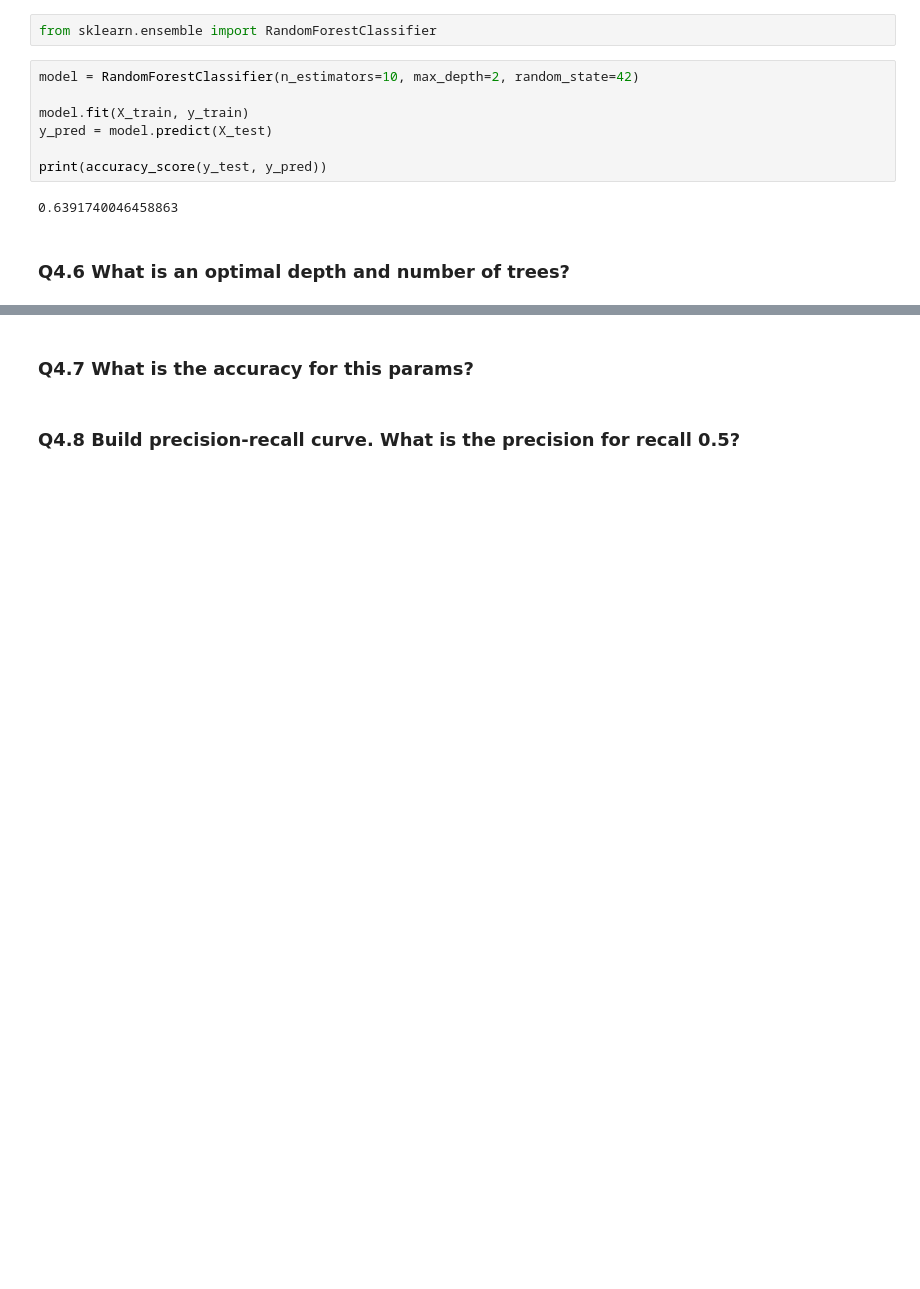
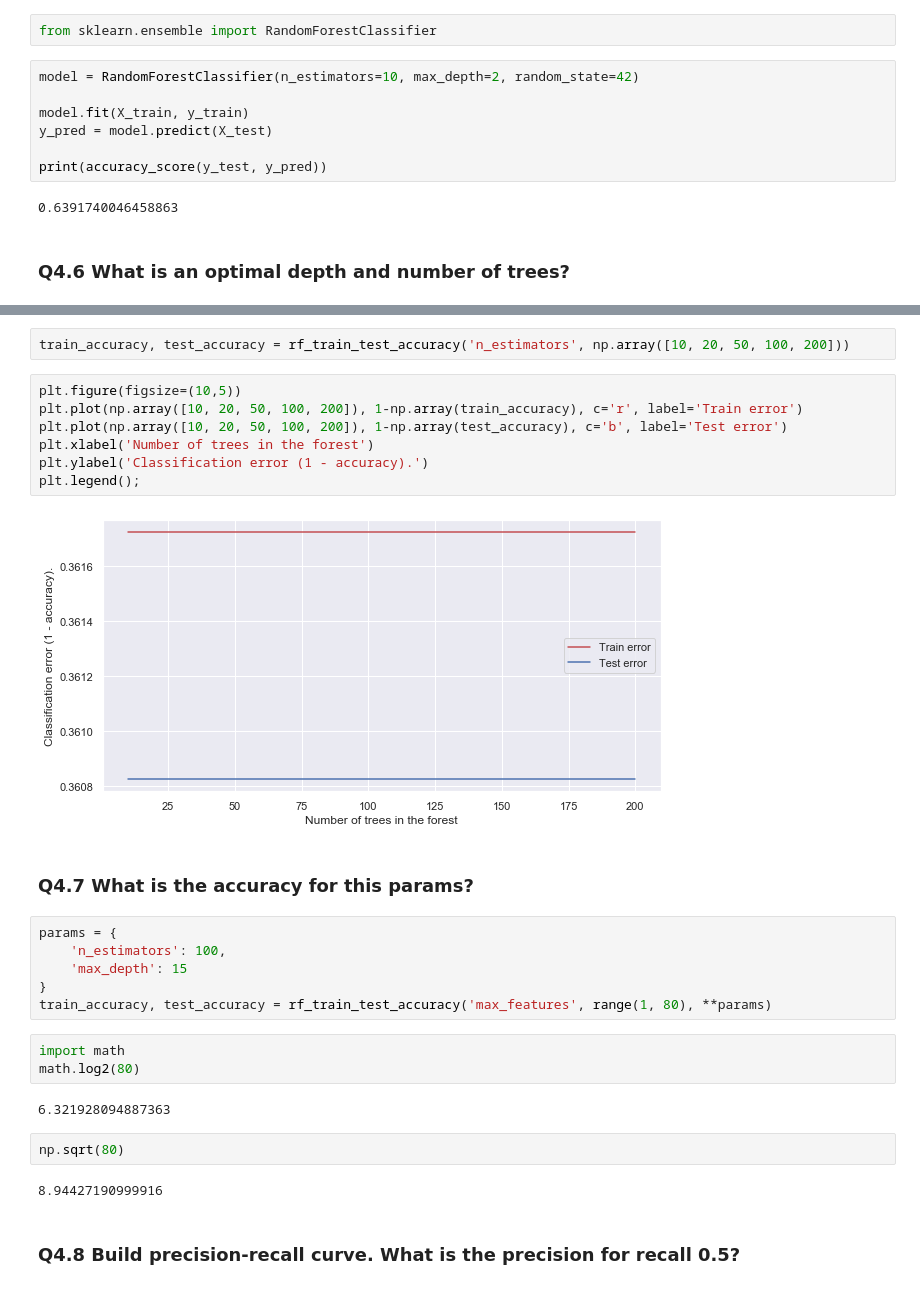
Before and after one commit to annenkova97/Intro2DS, a Jupyter notebook: HW2/assigment_2_reupload.ipynb, the cells around one changed output, grey strips where cells are left out. Saved outputs shown, nothing was run; the diff lists cells and outputs as text; blank space fills up the shorter version.

```diff
--- a/HW2/assigment_2_reupload.ipynb
+++ b/HW2/assigment_2_reupload.ipynb
@@ -1237,4 +1246,30 @@ plt.legend();
+# %%
+train_accuracy, test_accuracy = rf_train_test_accuracy('n_estimators', np.array([10, 20, 50, 100, 200]))
+# %%
+plt.figure(figsize=(10,5))
+plt.plot(np.array([10, 20, 50, 100, 200]), 1-np.array(train_accuracy), c='r', label='Train error')
+plt.plot(np.array([10, 20, 50, 100, 200]), 1-np.array(test_accuracy), c='b', label='Test error')
+plt.xlabel('Number of trees in the forest')
+plt.ylabel('Classification error (1 - accuracy).')
+plt.legend();
+# %% [output]
+[figure, added]
 # %% [markdown]
 ### Q4.7 What is the accuracy for this params?
+# %%
+params = {
+    'n_estimators': 100,
+    'max_depth': 15
+}
+train_accuracy, test_accuracy = rf_train_test_accuracy('max_features', range(1, 80), **params)
+# %%
+import math
+math.log2(80)
+# %% [output]
+6.321928094887363
+# %%
+np.sqrt(80)
+# %% [output]
+8.94427190999916
 # %% [markdown]
 ### Q4.8 Build precision-recall curve. What is the precision for recall 0.5?
```
Also changed, not shown: parts of 9 cells of this notebook.
